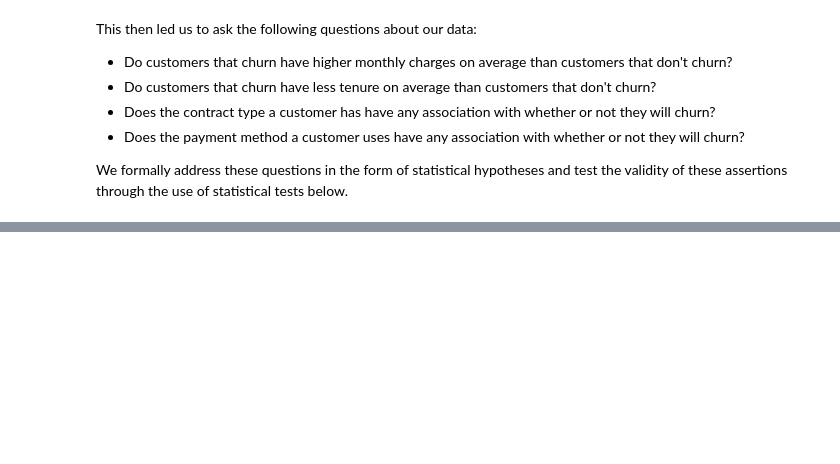
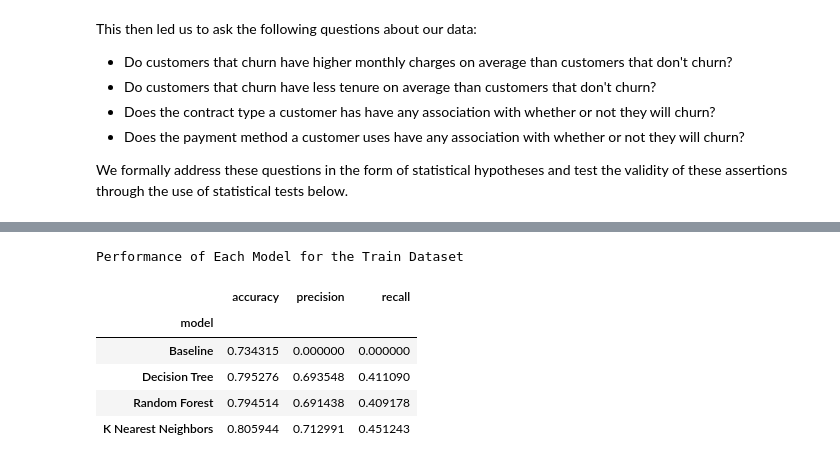
Before and after one commit to alegarcia-dev/telco-classification-project, a Jupyter notebook: Telco_Final_Report.ipynb, the cells around one changed output, grey strips where cells are left out. Cells and saved outputs as stored; diff of their text form; code cells hidden in the pictures; blank space fills up the shorter version.

```diff
--- a/Telco_Final_Report.ipynb
+++ b/Telco_Final_Report.ipynb
@@ -127,0 +229,17 @@ We formally address these questions in the form of statistical hypotheses and te
+# %%
+# First we need to create our models. Here we will create a decision tree model, a random forest model, and a
+# k nearest neighbors model. For details refer to the model.py file in the util directory.
+models = create_models(train)
+# %%
+# Here we will visualize the performance of our three models, and the baseline model, on our train dataset.
+# For details on how the models are implemented refer to the model.py file in the util directory.
+print('Performance of Each Model for the Train Dataset')
+visualize_performance_of_models(train, models)
+# %% [output]
+Performance of Each Model for the Train Dataset
+|  | accuracy | precision | recall |
+| model |  |  |  |
+| Baseline | 0.734315 | 0.000000 | 0.000000 |
+| Decision Tree | 0.795276 | 0.693548 | 0.411090 |
+| Random Forest | 0.794514 | 0.691438 | 0.409178 |
+| K Nearest Neighbors | 0.805944 | 0.712991 | 0.451243 |
```
Also changed, not shown: parts of 25 cells of this notebook, 7 other files.
